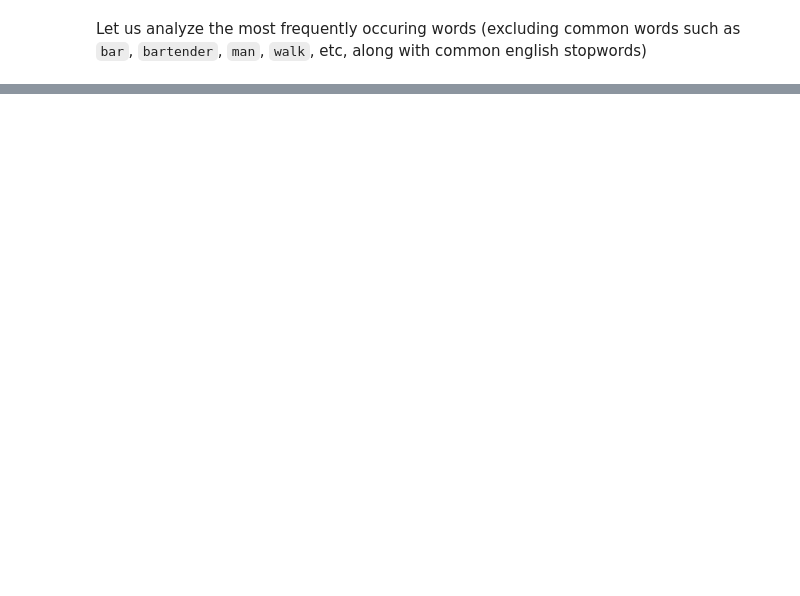
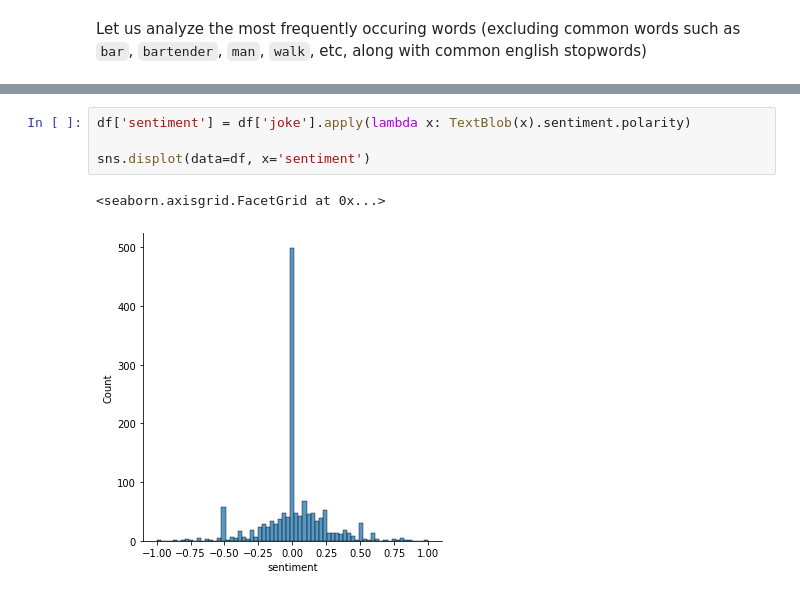
Before and after one commit to s-bose/Walks-into-a-bar-dataset, a Jupyter notebook: notebooks/eda.ipynb, the cells around one changed output, grey strips where cells are left out. Cells and saved outputs as stored; diff of their text form; blank space fills up the shorter version.

```diff
--- a/notebooks/eda.ipynb
+++ b/notebooks/eda.ipynb
@@ -66,0 +138,7 @@ most_common
+# %%
+df['sentiment'] = df['joke'].apply(lambda x: TextBlob(x).sentiment.polarity)
+
+sns.displot(data=df, x='sentiment')
+# %% [output]
+<seaborn.axisgrid.FacetGrid at 0x...>
+[figure, added]
```
Also changed, not shown: parts of 14 cells of this notebook, 5 other files.
